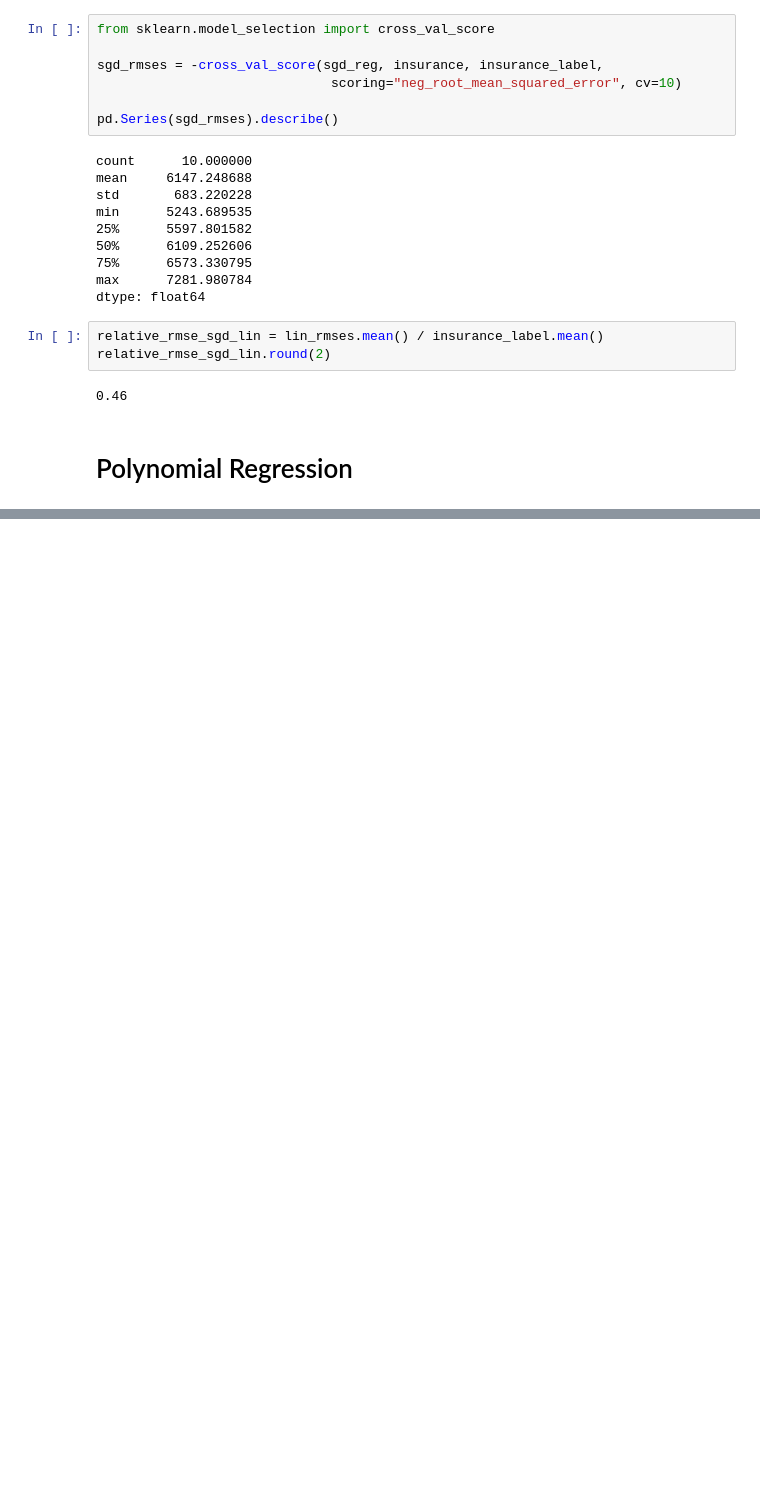
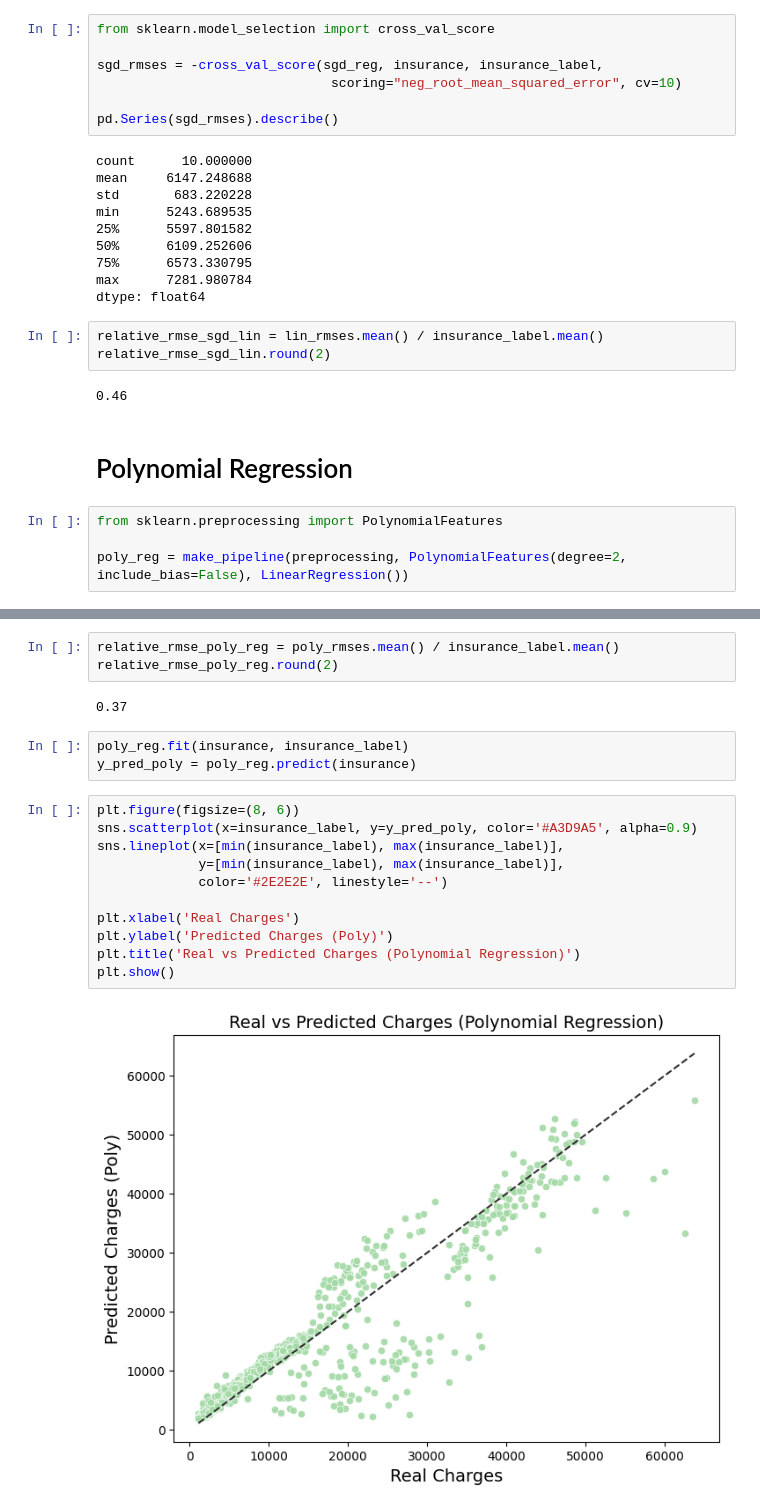
Before and after one commit to Gonzalo-Caro/Practicas-ML-NN, a Jupyter notebook: 1.Models/2.Insurance_Charges_Regression.ipynb, the cells around one changed output, grey strips where cells are left out. Saved outputs shown, nothing was run; the diff lists cells and outputs as text; blank space fills up the shorter version.

```diff
--- a/1.Models/2.Insurance_Charges_Regression.ipynb
+++ b/1.Models/2.Insurance_Charges_Regression.ipynb
@@ -295,3 +298,7 @@ relative_rmse_sgd_lin.round(2)
 0.46
 # %% [markdown]
 # Polynomial Regression
+# %%
+from sklearn.preprocessing import PolynomialFeatures
+
+poly_reg = make_pipeline(preprocessing, PolynomialFeatures(degree=2, include_bias=False), LinearRegression())
@@ -297,0 +320,21 @@ relative_rmse_sgd_lin.round(2)
+# %%
+relative_rmse_poly_reg = poly_rmses.mean() / insurance_label.mean()
+relative_rmse_poly_reg.round(2)
+# %% [output]
+0.37
+# %%
+poly_reg.fit(insurance, insurance_label)
+y_pred_poly = poly_reg.predict(insurance)
+# %%
+plt.figure(figsize=(8, 6))
+sns.scatterplot(x=insurance_label, y=y_pred_poly, color='#A3D9A5', alpha=0.9)
+sns.lineplot(x=[min(insurance_label), max(insurance_label)],
+             y=[min(insurance_label), max(insurance_label)],
+             color='#2E2E2E', linestyle='--')
+
+plt.xlabel('Real Charges')
+plt.ylabel('Predicted Charges (Poly)')
+plt.title('Real vs Predicted Charges (Polynomial Regression)')
+plt.show()
+# %% [output]
+[figure, added]
```
Also changed, not shown: parts of 43 cells of this notebook, 3 other files.
